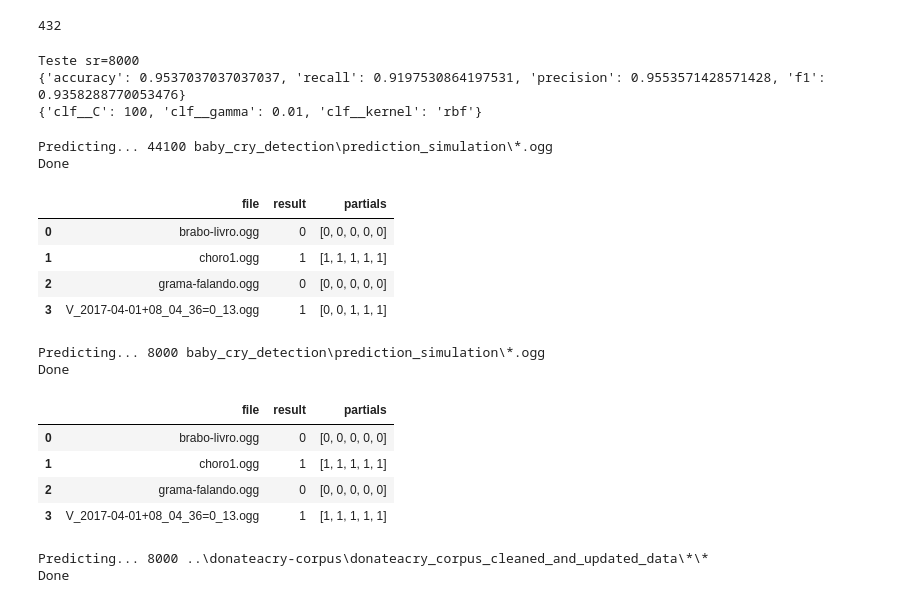
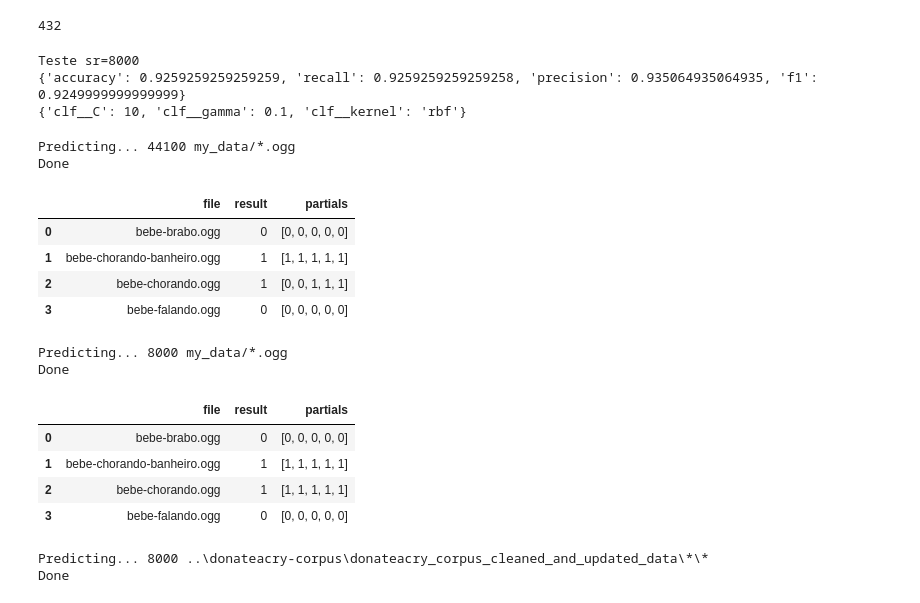
Before and after one commit to jopapo/ninando, a Jupyter notebook: learning/full_test_notebook.ipynb, the cells around one changed output. Saved outputs shown, nothing was run; the diff lists cells and outputs as text; code cells hidden in the pictures.

```diff
--- a/learning/full_test_notebook.ipynb
+++ b/learning/full_test_notebook.ipynb
@@ -48,7 +48,7 @@ def get_features(audio_data, sr=DEFAULT_SAMPLE_RATE, filter=None):
     mean_feat = np.mean(concat_feat, axis=1, keepdims=True).transpose()
     return mean_feat
 
-for audio_file in glob.glob("data/**/*.*"):
+for audio_file in glob.glob("../baby_cry_detection/data/**/*.*"):
     ### TODO: Checar se tem que usar todo o offset
     mean_feat = get_features(offset_audio_file(audio_file, 1)[0])
 
@@ -171,7 +170,7 @@ torch.jit.script(torch_model).save("E:\\Source\\cryingbaby\\ninando\\assets\\mod
 # Teste com SR = 8000
 X2 = np.empty([0, 18])
 SR2 = 8000
-for audio_file in glob.glob("data/**/*.*"):
+for audio_file in glob.glob("../baby_cry_detection/data/**/*.*"):
     ### TODO: Checar se tem que usar todo o offset
     mean_feat2 = get_features(offset_audio_file(audio_file, 1, sr=SR2)[0], SR2)
 
@@ -197,7 +196,7 @@ len(X)
 # %% [output]
 432
 # %%
-train_classifier2 = TrainClassifier(X2, y_to)
+train_classifier2 = TrainClassifier(X2, y)
 performance2, parameters2, best_estimator2 = train_classifier2.train()
 
 print("Teste sr=8000")
@@ -207,8 +206,8 @@ print(parameters2)
 model2 = best_estimator2
 # %% [output]
 Teste sr=8000
-{'accuracy': 0.9537037037037037, 'recall': 0.9197530864197531, 'precision': 0.9553571428571428, 'f1': 0.9358288770053476}
-{'clf__C': 100, 'clf__gamma': 0.01, 'clf__kernel': 'rbf'}
+{'accuracy': 0.9259259259259259, 'recall': 0.9259259259259258, 'precision': 0.935064935064935, 'f1': 0.9249999999999999}
+{'clf__C': 10, 'clf__gamma': 0.1, 'clf__kernel': 'rbf'}
 # %%
 # Não tá funcionando com mp3 pq não consegui colocar o ffmpeg no env do jupyter.
 # Como contorno converti todos os testes pra ogg via ffmpeg manualmente. Ogg funciona normalmente.
@@ -289,49 +288,49 @@ def predict(model, path, sr=DEFAULT_SAMPLE_RATE, filter=None):
 
         for signal in play_list:
             tmp = get_features(signal, sr=sr, filter=filter)
             play_list_processed.append(tmp)
 
         # https://stackoverflow.com/questions/41146759/check-sklearn-version-before-loading-model-using-joblib
         with warnings.catch_warnings():
             warnings.simplefilter("ignore", category=UserWarning)
 
         predictions = list()
 
         for signal in play_list_processed:
             tmp = predictor.classify(signal)
             predictions.append(tmp)
 
         # MAJORITY VOTE
 
         majority_voter = MajorityVoter(predictions)
         majority_vote = majority_voter.vote()
 
         results.append((os.path.basename(audio_file), majority_vote, predictions))
 
     print("Done")
 
     return pd.DataFrame(results, columns=["file", "result", "partials"])
     #return np.array(results, dtype=[('file', 'U25'), ('after_voting', np.bool_), ('before_voting', np.bool_, (1, 5))])
 
-predict(model, "baby_cry_detection\\prediction_simulation\\*.ogg")
+predict(model, "my_data/*.ogg")
 # %% [output]
-Predicting... 44100 baby_cry_detection\prediction_simulation\*.ogg
+Predicting... 44100 my_data/*.ogg
 Done
 |  | file | result | partials |
-| 0 | brabo-livro.ogg | 0 | [0, 0, 0, 0, 0] |
-| 1 | choro1.ogg | 1 | [1, 1, 1, 1, 1] |
-| 2 | grama-falando.ogg | 0 | [0, 0, 0, 0, 0] |
-| 3 | V_2017-04-01+08_04_36=0_13.ogg | 1 | [0, 0, 1, 1, 1] |
+| 0 | bebe-brabo.ogg | 0 | [0, 0, 0, 0, 0] |
+| 1 | bebe-chorando-banheiro.ogg | 1 | [1, 1, 1, 1, 1] |
+| 2 | bebe-chorando.ogg | 1 | [0, 0, 1, 1, 1] |
+| 3 | bebe-falando.ogg | 0 | [0, 0, 0, 0, 0] |
 # %%
-predict(model2, "baby_cry_detection\\prediction_simulation\\*.ogg", SR2)
+predict(model2, "my_data/*.ogg", SR2)
 # %% [output]
-Predicting... 8000 baby_cry_detection\prediction_simulation\*.ogg
+Predicting... 8000 my_data/*.ogg
 Done
 |  | file | result | partials |
-| 0 | brabo-livro.ogg | 0 | [0, 0, 0, 0, 0] |
-| 1 | choro1.ogg | 1 | [1, 1, 1, 1, 1] |
-| 2 | grama-falando.ogg | 0 | [0, 0, 0, 0, 0] |
-| 3 | V_2017-04-01+08_04_36=0_13.ogg | 1 | [1, 1, 1, 1, 1] |
+| 0 | bebe-brabo.ogg | 0 | [0, 0, 0, 0, 0] |
+| 1 | bebe-chorando-banheiro.ogg | 1 | [1, 1, 1, 1, 1] |
+| 2 | bebe-chorando.ogg | 1 | [1, 1, 1, 1, 1] |
+| 3 | bebe-falando.ogg | 0 | [0, 0, 0, 0, 0] |
 # %%
 # O corpus é em sr=8000
 
```
Also changed, not shown: parts of 6 cells of this notebook, 12 other files.
